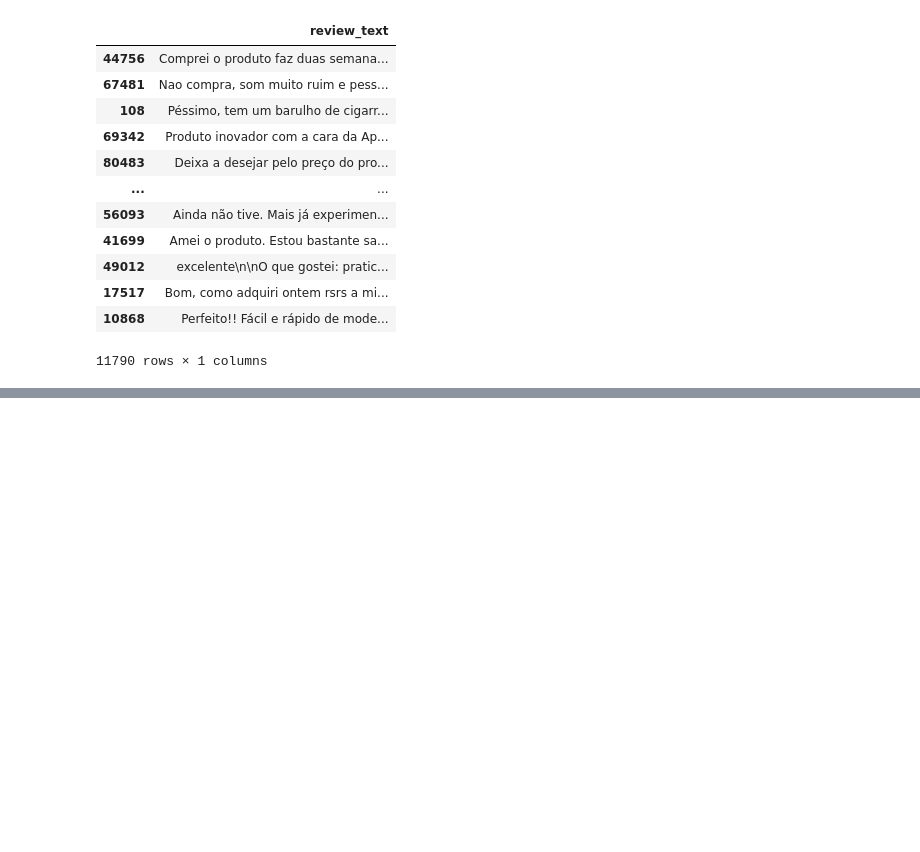
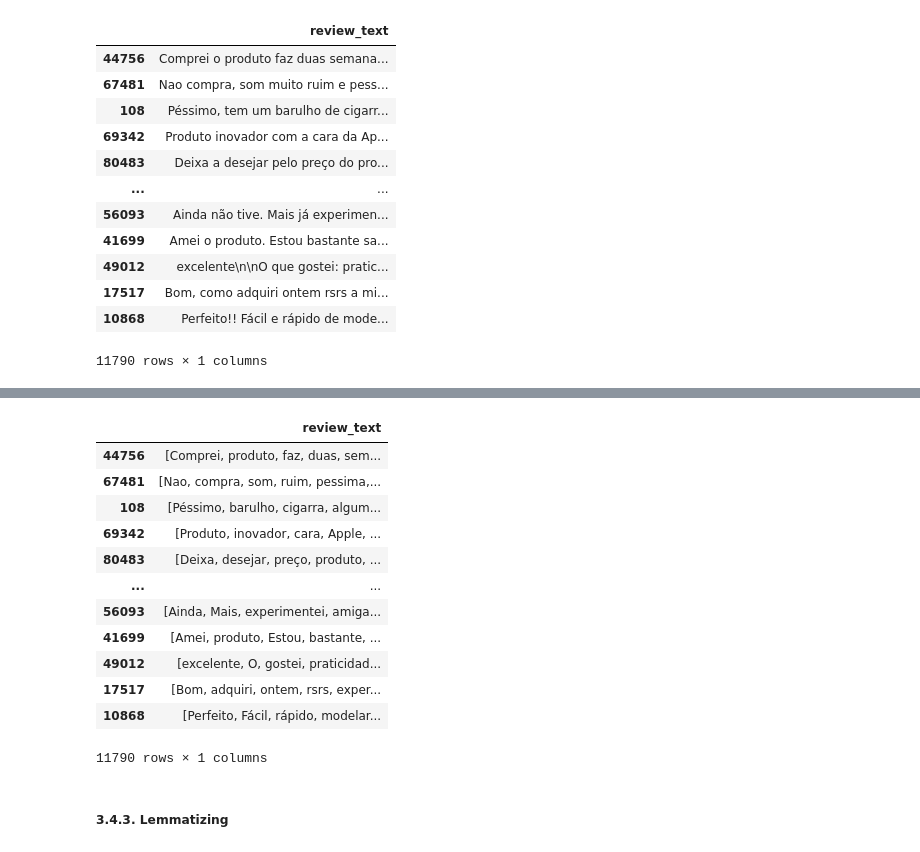
Before and after one commit to rogeriobarbosaa/NLP-Sentiment-Classification-PyTorch, a Jupyter notebook: notebooks/p2_preparation.ipynb, the cells around one changed output, grey strips where cells are left out. Drawn from its saved outputs; the diff is of its cells as text; code cells hidden in the pictures; blank space fills up the shorter version.

```diff
--- a/notebooks/p2_preparation.ipynb
+++ b/notebooks/p2_preparation.ipynb
@@ -228,0 +252,20 @@ X_train
+# %%
+X_train['review_text'] = X_train['review_text'].apply(lambda x: remove_stopwords_punctuation(x))
+# %%
+X_train
+# %% [output]
+|  | review_text |
+| 44756 | [Comprei, produto, faz, duas, sem... |
+| 67481 | [Nao, compra, som, ruim, pessima,... |
+| 108 | [Péssimo, barulho, cigarra, algum... |
+| 69342 | [Produto, inovador, cara, Apple, ... |
+| 80483 | [Deixa, desejar, preço, produto, ... |
+| ... | ... |
+| 56093 | [Ainda, Mais, experimentei, amiga... |
+| 41699 | [Amei, produto, Estou, bastante, ... |
+| 49012 | [excelente, O, gostei, praticidad... |
+| 17517 | [Bom, adquiri, ontem, rsrs, exper... |
+| 10868 | [Perfeito, Fácil, rápido, modelar... |
+11790 rows × 1 columns
+# %% [markdown]
+##### 3.4.3. Lemmatizing
```
Also changed, not shown: parts of 14 cells of this notebook.
